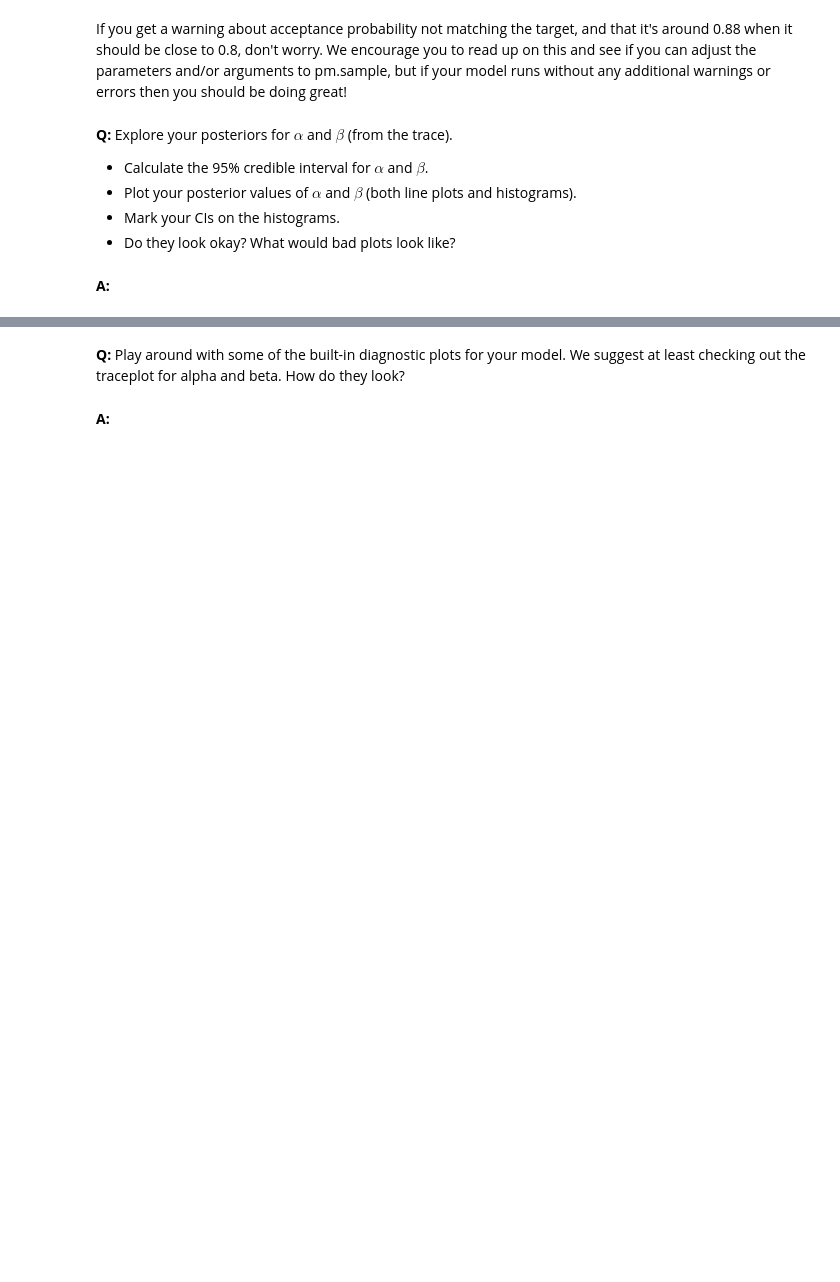
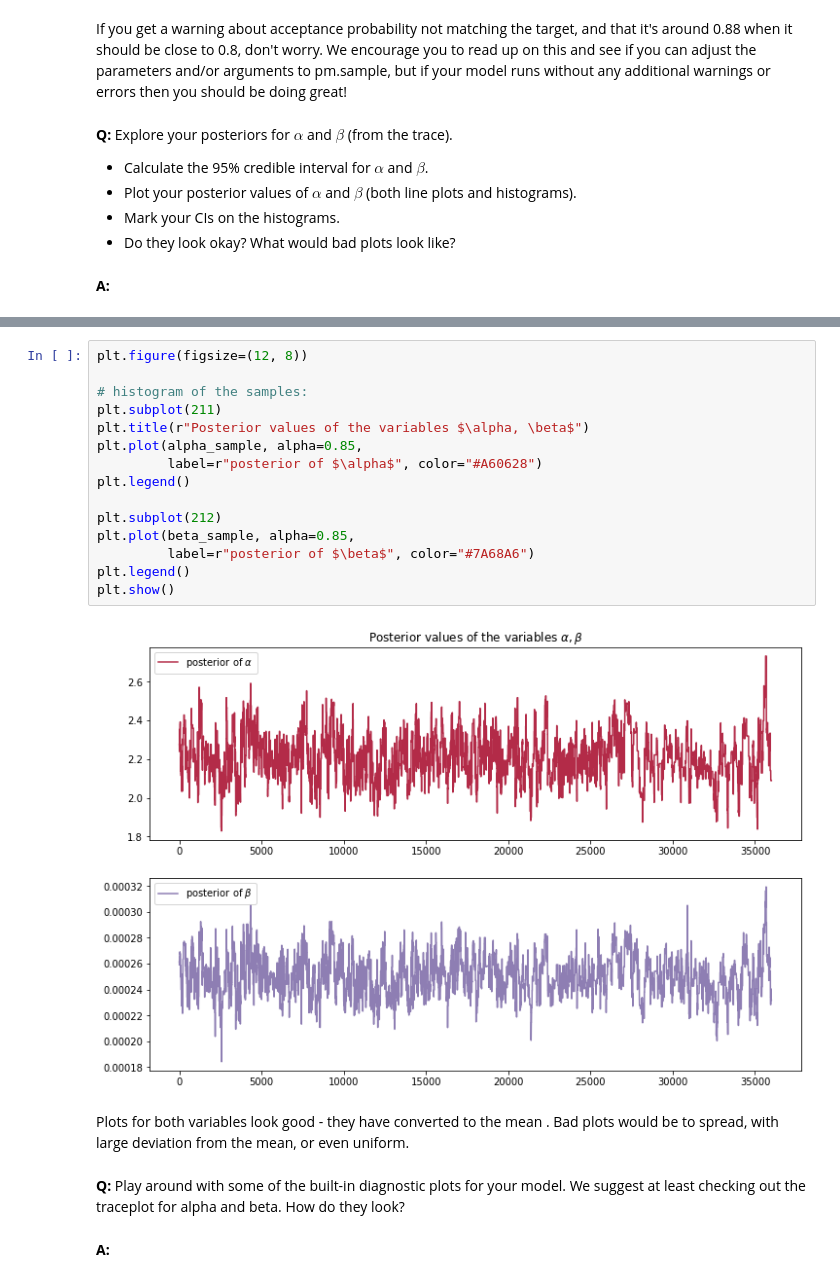
Before and after one commit to JuliaZozulia/mini-projects, a Jupyter notebook: Bayesian_stats/inferential_statistics_3-Q.ipynb, the cells around one changed output, grey strips where cells are left out. Drawn from its saved outputs; the diff is of its cells as text; blank space fills up the shorter version.

```diff
--- a/Bayesian_stats/inferential_statistics_3-Q.ipynb
+++ b/Bayesian_stats/inferential_statistics_3-Q.ipynb
@@ -154,3 +168,22 @@ _ = plt.legend()
+# %%
+plt.figure(figsize=(12, 8))
+
+# histogram of the samples:
+plt.subplot(211)
+plt.title(r"Posterior values of the variables $\alpha, \beta$")
+plt.plot(alpha_sample, alpha=0.85,
+         label=r"posterior of $\alpha$", color="#A60628")
+plt.legend()
+
+plt.subplot(212)
+plt.plot(beta_sample, alpha=0.85,
+         label=r"posterior of $\beta$", color="#7A68A6")
+plt.legend()
+plt.show()
+# %% [output]
+[figure, added]
+# %% [markdown]
+Plots for both variables look good - they have converted to the mean . Bad plots would be to spread, with large deviation from the mean, or even uniform.
 # %% [markdown]
 __Q:__ Play around with some of the built-in diagnostic plots for your model. We suggest at least checking out the traceplot for alpha and beta. How do they look?
 # %% [markdown]
```
Also changed, not shown: parts of 18 cells of this notebook.
